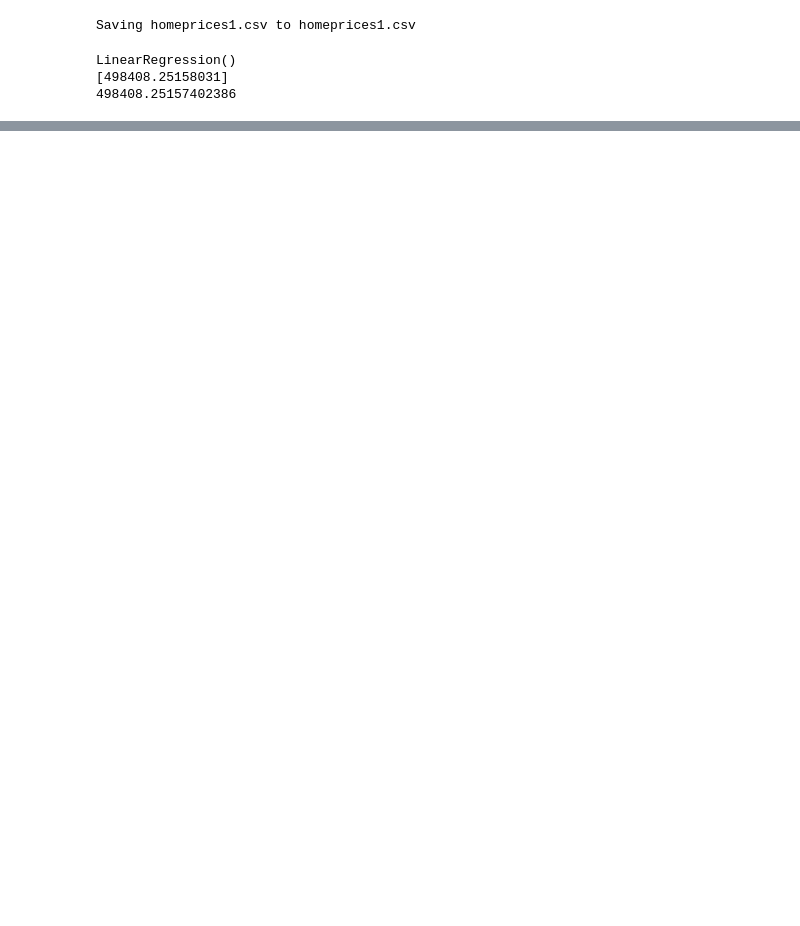
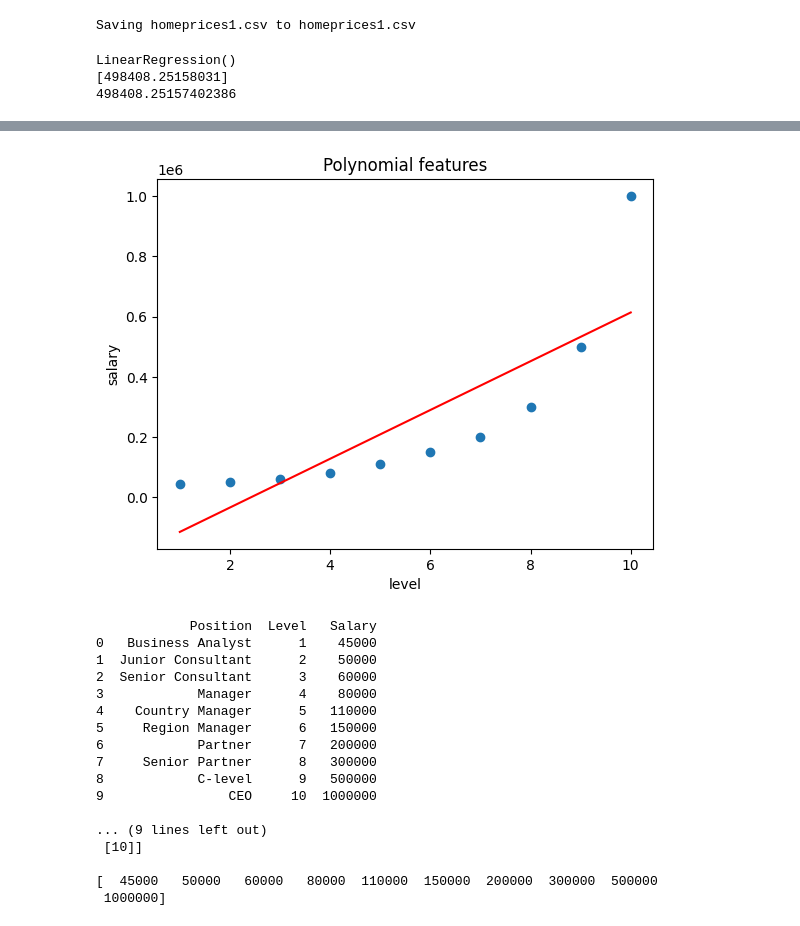
Before and after one commit to Bramhaja/data-science---repo, a Jupyter notebook: Machine_Learning.ipynb, the cells around one changed output, grey strips where cells are left out. Saved outputs shown, nothing was run; the diff lists cells and outputs as text; code cells hidden in the pictures; blank space fills up the shorter version.

Commit message:
worked with Polynomial Feature

```diff
--- a/Machine_Learning.ipynb
+++ b/Machine_Learning.ipynb
@@ -481,0 +484,48 @@ TypeError: sum() takes 2 positional arguments but 3 were given
+# %%
+import pandas as pd
+import matplotlib.pyplot as plt
+
+df = pd.read_csv("poly_dataset.csv")
+
+X = df.iloc[:, 1:2].values
+y = df.iloc[:,2].values
+
+# Model training
+lin_regs= LinearRegression()
+lin_regs.fit(X, y)
+
+plt.plot(X, lin_regs.predict(X), color = "red")
+
+plt.scatter(X,y)
+
+plt.title("Polynomial features")
+
+plt.xlabel("level")
+plt.ylabel("salary")
+
+plt.show()
+
+print(df)
+print()
+print(X)
+print()
+print(y)
+# %% [output]
+[figure, added]
+            Position  Level   Salary
+0   Business Analyst      1    45000
+1  Junior Consultant      2    50000
+2  Senior Consultant      3    60000
+3            Manager      4    80000
+4    Country Manager      5   110000
+5     Region Manager      6   150000
+6            Partner      7   200000
+7     Senior Partner      8   300000
+8            C-level      9   500000
+9                CEO     10  1000000
+
+... (9 lines left out)
+ [10]]
+
+[  45000   50000   60000   80000  110000  150000  200000  300000  500000
+ 1000000]
```
Also changed, not shown: parts of 10 cells of this notebook.
